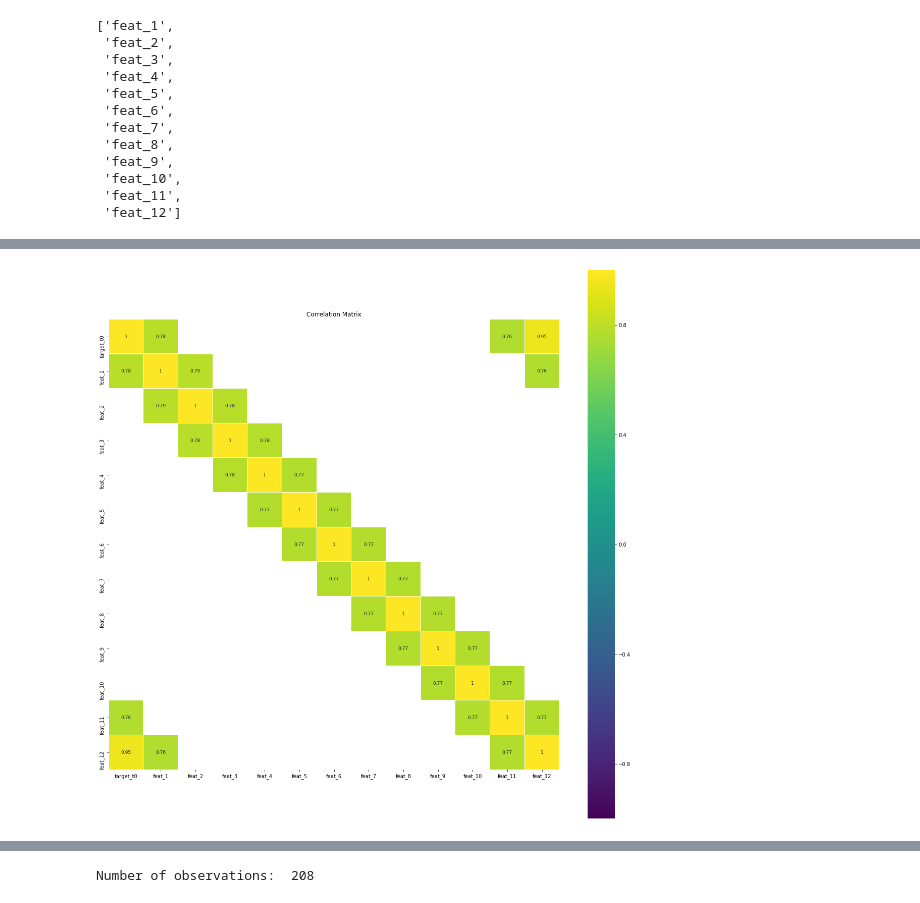
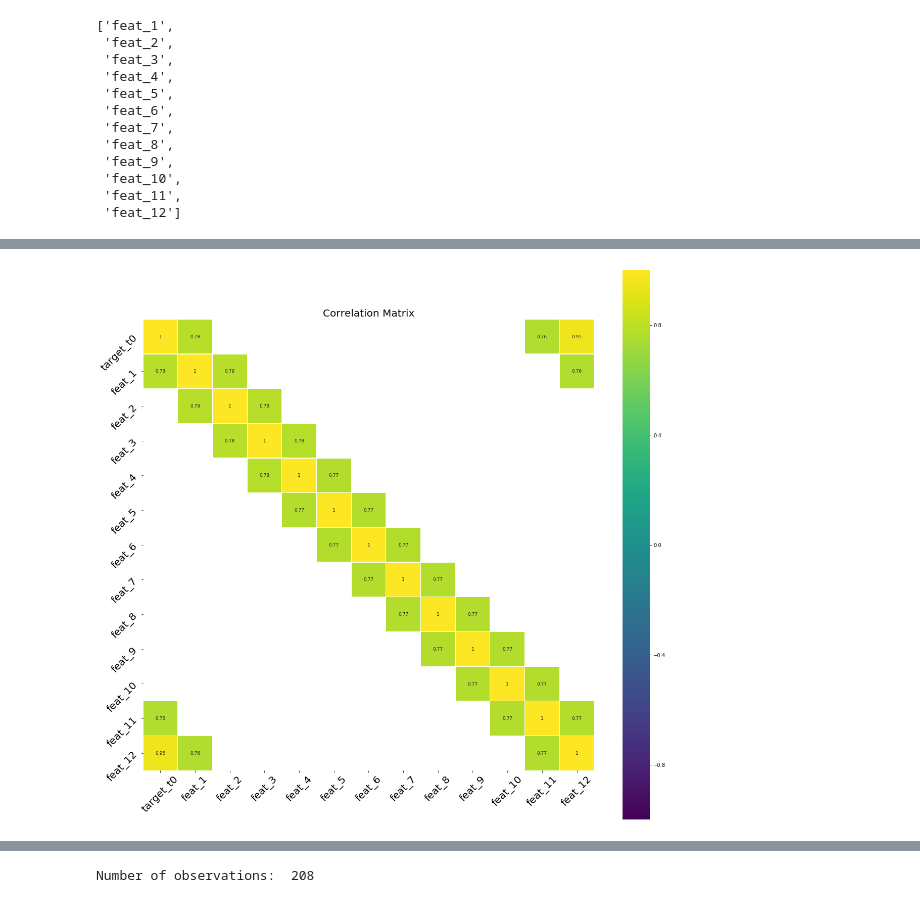
Before and after one commit to jwaliaga/NatGasDemandForcast, a Jupyter notebook: Notebooks/Patricia/USDemandForecast.ipynb, the cells around one changed output, grey strips where cells are left out. Drawn from its saved outputs; the diff is of its cells as text; code cells hidden in the pictures.

```diff
--- a/Notebooks/Patricia/USDemandForecast.ipynb
+++ b/Notebooks/Patricia/USDemandForecast.ipynb
@@ -234,15 +237,17 @@ feat_12    1.000000
 # %%
 plt.figure(figsize=(20,20))
 Corr_thr_DepVSInd = 0.5
 sns.heatmap(corr[(corr >= Corr_thr_DepVSInd) | (corr <= -Corr_thr_DepVSInd)],
           cmap="viridis",vmax=1.0, vmin=-1.0, linewidths=0.1,
           annot=True,annot_kws={"size":9},square=True)
 
-plt.title("Correlation Matrix")
-plt.savefig('../../images/US_consumption_correlation_matrix.png', bbox_inches="tight")
+plt.title("Correlation Matrix", fontsize=20)
+plt.xticks(fontsize=20,rotation=45)
+plt.yticks(fontsize=20,rotation=45)
+plt.savefig('../../images/US_consumption/US_consumption_correlation_matrix.png', bbox_inches="tight")
 plt.show()
 # %% [output]
-[figure, old version]
+[figure, new version]
 # %%
 # Plot heatmap of correlation matrix
 sns.heatmap(corr, annot=True)
```
Also changed, not shown: parts of 32 cells of this notebook, 32 other files.
